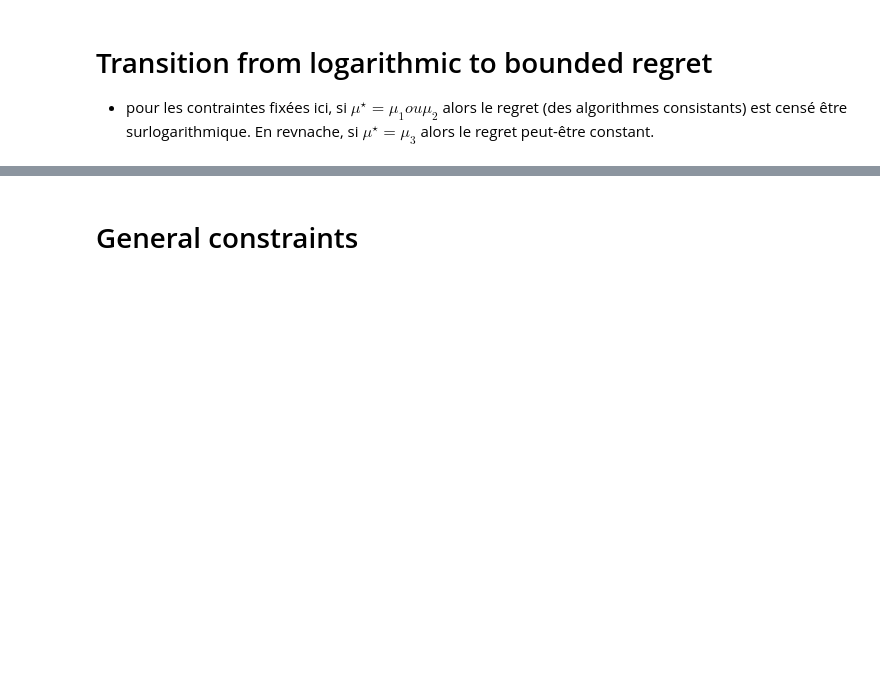
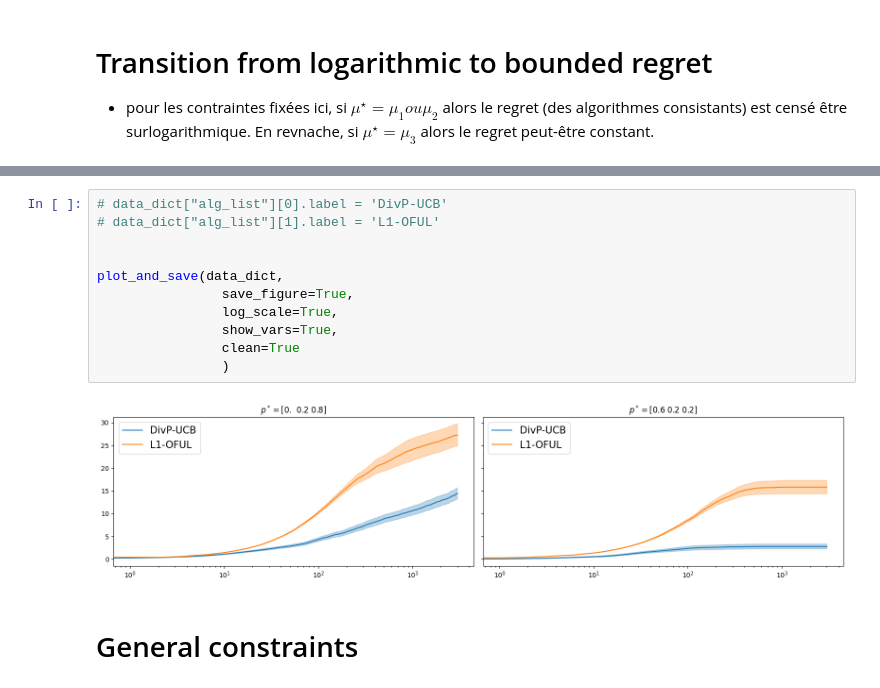
Before and after one commit to H2DI/bandits_lab, a Jupyter notebook: notebooks/Diversity_preserving_bandits.ipynb, the cells around one changed output, grey strips where cells are left out. Saved outputs shown, nothing was run; the diff lists cells and outputs as text; blank space fills up the shorter version.

```diff
--- a/notebooks/Diversity_preserving_bandits.ipynb
+++ b/notebooks/Diversity_preserving_bandits.ipynb
@@ -318,3 +286,16 @@ saved
+# %%
+# data_dict["alg_list"][0].label = 'DivP-UCB'
+# data_dict["alg_list"][1].label = 'L1-OFUL'
+
+
+plot_and_save(data_dict,
+                save_figure=True,
+                log_scale=True,
+                show_vars=True,
+                clean=True
+                )
+# %% [output]
+[figure, added]
 # %% [markdown]
 # General constraints
 # %% [markdown]
```
Also changed, not shown: parts of 13 cells of this notebook, 4 other files.
